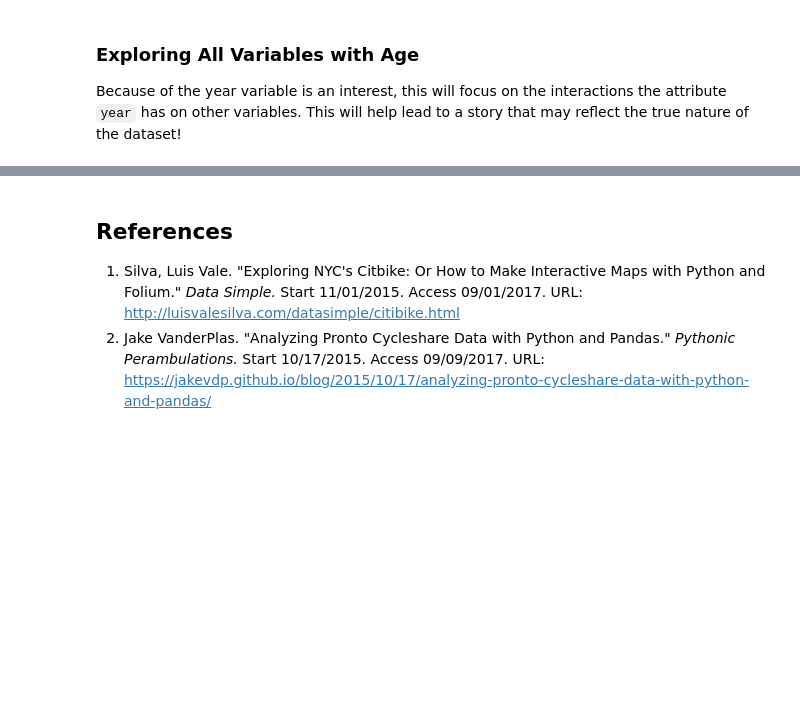
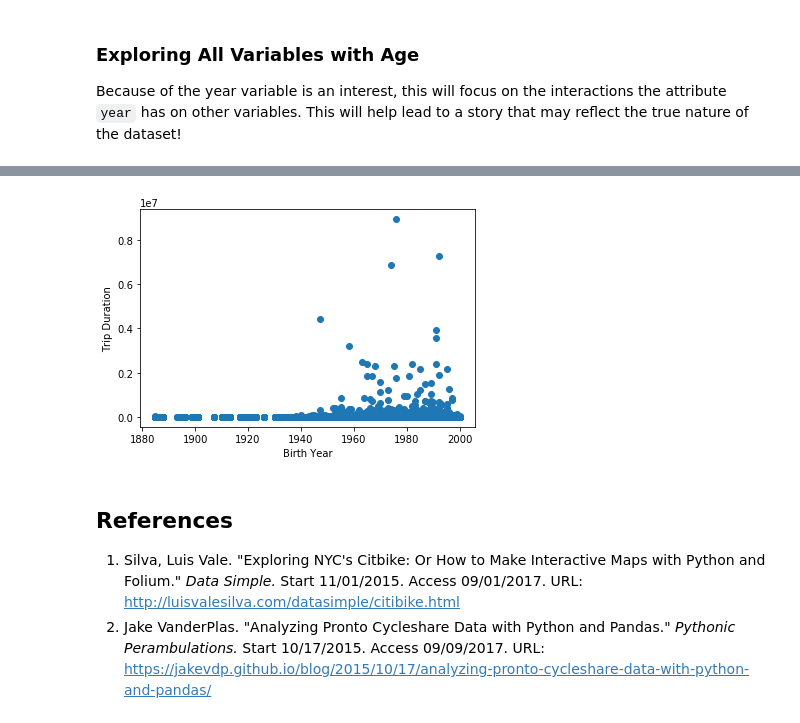
Before and after one commit to advanit/sb-capstone1, a Jupyter notebook: report.ipynb, the cells around one changed output, grey strips where cells are left out. Cells and saved outputs as stored; diff of their text form; code cells hidden in the pictures; blank space fills up the shorter version.

```diff
--- a/report.ipynb
+++ b/report.ipynb
@@ -126,5 +123 @@ dfs[1]['stoptime'] = pd.to_datetime(dfs[1]['stoptime'])
-# %%
-dfs[0]['stoptime'] = pd.to_datetime(dfs[0]['stoptime'])
-# %%
-dfs[1]['starttime'] = pd.to_datetime(dfs[1]['starttime'])
 # %%
@@ -133,6 +126,11 @@ df = pd.concat(dfs)
 # %%
 # drop any duplicates in the data
 df = df.drop_duplicates()
+# %%
+# Datetime
+df['starttime'] = pd.to_datetime(df['starttime'])
+# %%
+df['stoptime'] = pd.to_datetime(df['stoptime'])
 # %%
 # show datetime64[ns]
 df.info()
@@ -299,0 +358,10 @@ Because of the year variable is an interest, this will focus on the interactions
+# %%
+import matplotlib.pyplot as plt
+
+# Comparing birth year to trip duration
+plt.scatter(df['birth year'], df['tripduration'])
+plt.xlabel('Birth Year')
+plt.ylabel('Trip Duration')
+plt.show()
+# %% [output]
+[figure, added]
```
Also changed, not shown: parts of 36 cells of this notebook.
